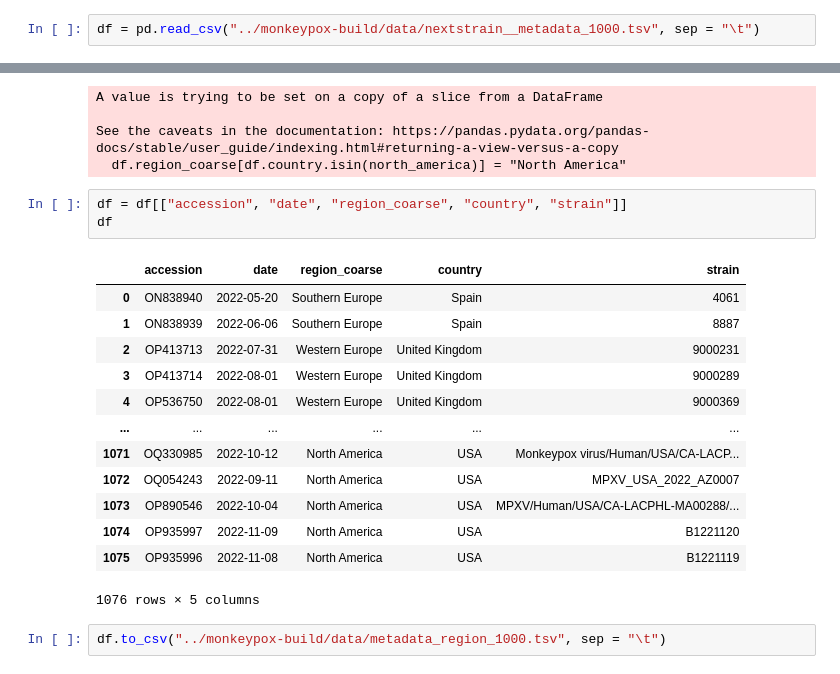
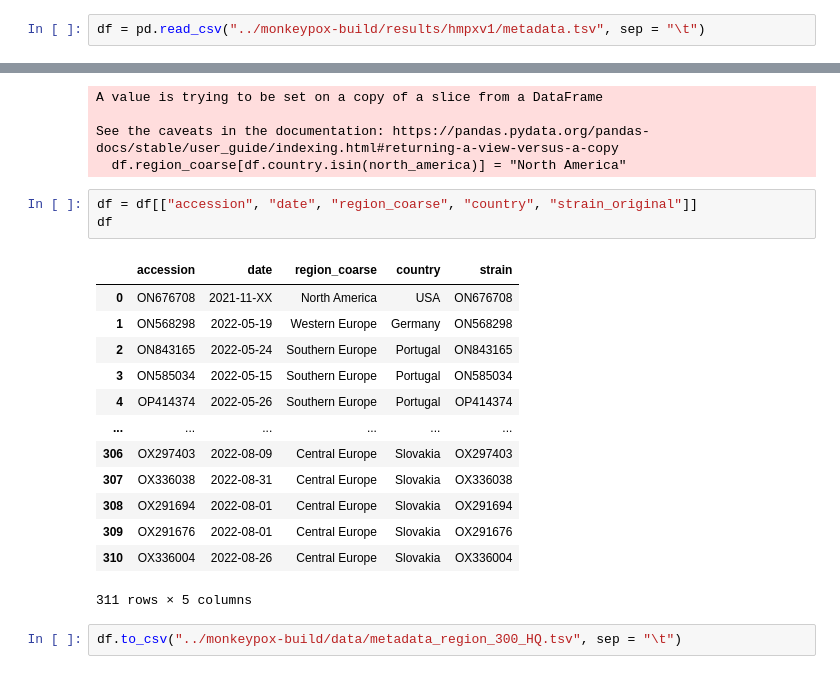
Before and after one commit to blab/mpox-dynamics, a Jupyter notebook: scripts/adding_region_to_metadata.ipynb, the cells around one changed output, grey strips where cells are left out. Drawn from its saved outputs; the diff is of its cells as text.

```diff
--- a/scripts/adding_region_to_metadata.ipynb
+++ b/scripts/adding_region_to_metadata.ipynb
@@ -2,7 +2,7 @@
 import pandas as pd
 import numpy as np
 # %%
-df = pd.read_csv("../monkeypox-build/data/nextstrain__metadata_1000.tsv", sep = "\t")
+df = pd.read_csv("../monkeypox-build/results/hmpxv1/metadata.tsv", sep = "\t")
 # %%
 df
 # %% [output]
@@ -38,21 +38,21 @@ A value is trying to be set on a copy of a slice from a DataFrame
 See the caveats in the documentation: https://pandas.pydata.org/pandas-docs/stable/user_guide/indexing.html#returning-a-view-versus-a-copy
   df.region_coarse[df.country.isin(north_america)] = "North America"
 # %%
-df = df[["accession", "date", "region_coarse", "country", "strain"]]
+df = df[["accession", "date", "region_coarse", "country", "strain_original"]]
 df
 # %% [output]
 |  | accession | date | region_coarse | country | strain |
-| 0 | ON838940 | 2022-05-20 | Southern Europe | Spain | 4061 |
-| 1 | ON838939 | 2022-06-06 | Southern Europe | Spain | 8887 |
-| 2 | OP413713 | 2022-07-31 | Western Europe | United Kingdom | 9000231 |
-| 3 | OP413714 | 2022-08-01 | Western Europe | United Kingdom | 9000289 |
-| 4 | OP536750 | 2022-08-01 | Western Europe | United Kingdom | 9000369 |
+| 0 | ON676708 | 2021-11-XX | North America | USA | ON676708 |
+| 1 | ON568298 | 2022-05-19 | Western Europe | Germany | ON568298 |
+| 2 | ON843165 | 2022-05-24 | Southern Europe | Portugal | ON843165 |
+| 3 | ON585034 | 2022-05-15 | Southern Europe | Portugal | ON585034 |
+| 4 | OP414374 | 2022-05-26 | Southern Europe | Portugal | OP414374 |
 | ... | ... | ... | ... | ... | ... |
-| 1071 | OQ330985 | 2022-10-12 | North America | USA | Monkeypox virus/Human/USA/CA-LACP... |
-| 1072 | OQ054243 | 2022-09-11 | North America | USA | MPXV_USA_2022_AZ0007 |
-| 1073 | OP890546 | 2022-10-04 | North America | USA | MPXV/Human/USA/CA-LACPHL-MA00288/... |
-| 1074 | OP935997 | 2022-11-09 | North America | USA | B1221120 |
-| 1075 | OP935996 | 2022-11-08 | North America | USA | B1221119 |
+| 306 | OX297403 | 2022-08-09 | Central Europe | Slovakia | OX297403 |
+| 307 | OX336038 | 2022-08-31 | Central Europe | Slovakia | OX336038 |
+| 308 | OX291694 | 2022-08-01 | Central Europe | Slovakia | OX291694 |
+| 309 | OX291676 | 2022-08-01 | Central Europe | Slovakia | OX291676 |
+| 310 | OX336004 | 2022-08-26 | Central Europe | Slovakia | OX336004 |
-1076 rows × 5 columns
+311 rows × 5 columns
 # %%
-df.to_csv("../monkeypox-build/data/metadata_region_1000.tsv", sep = "\t")
+df.to_csv("../monkeypox-build/data/metadata_region_300_HQ.tsv", sep = "\t")
```
Also changed, not shown: parts of 1 cell of this notebook, 43 other files.
